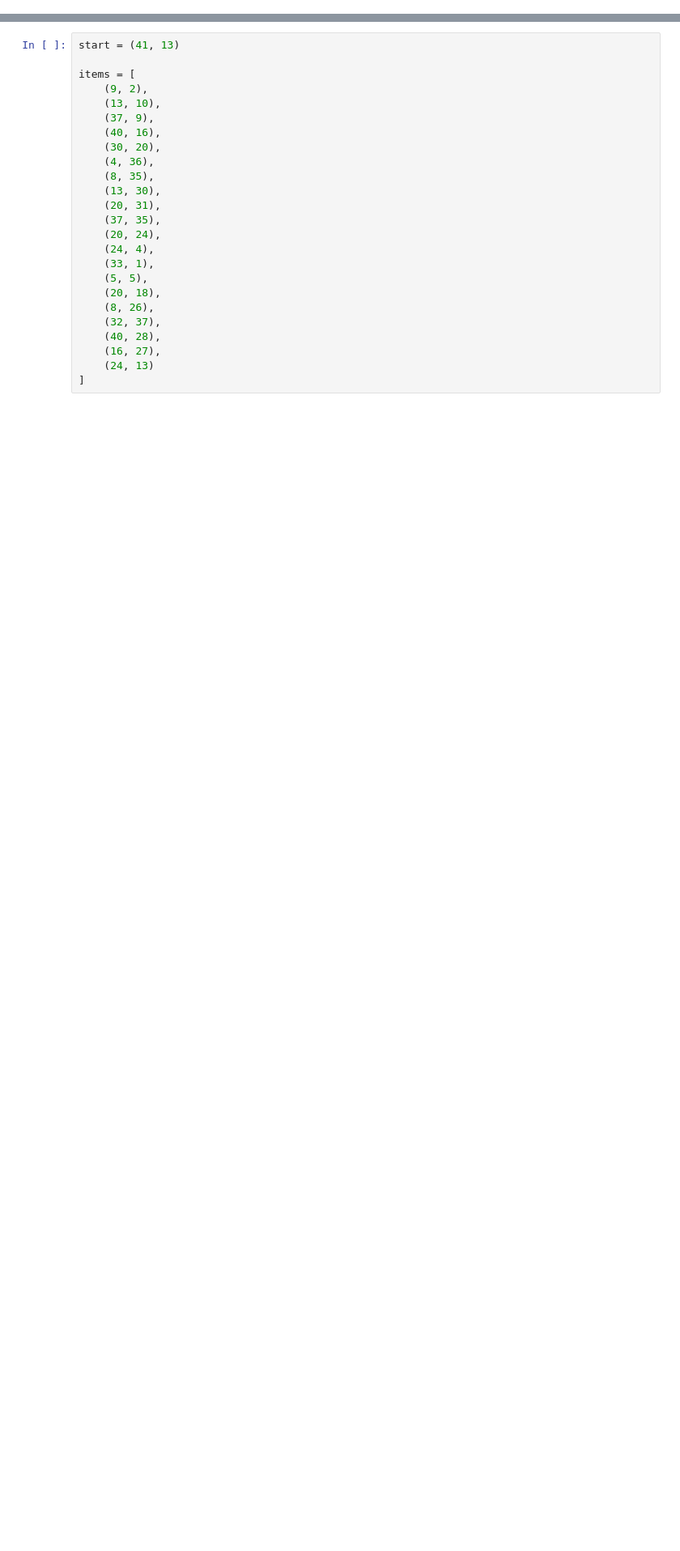
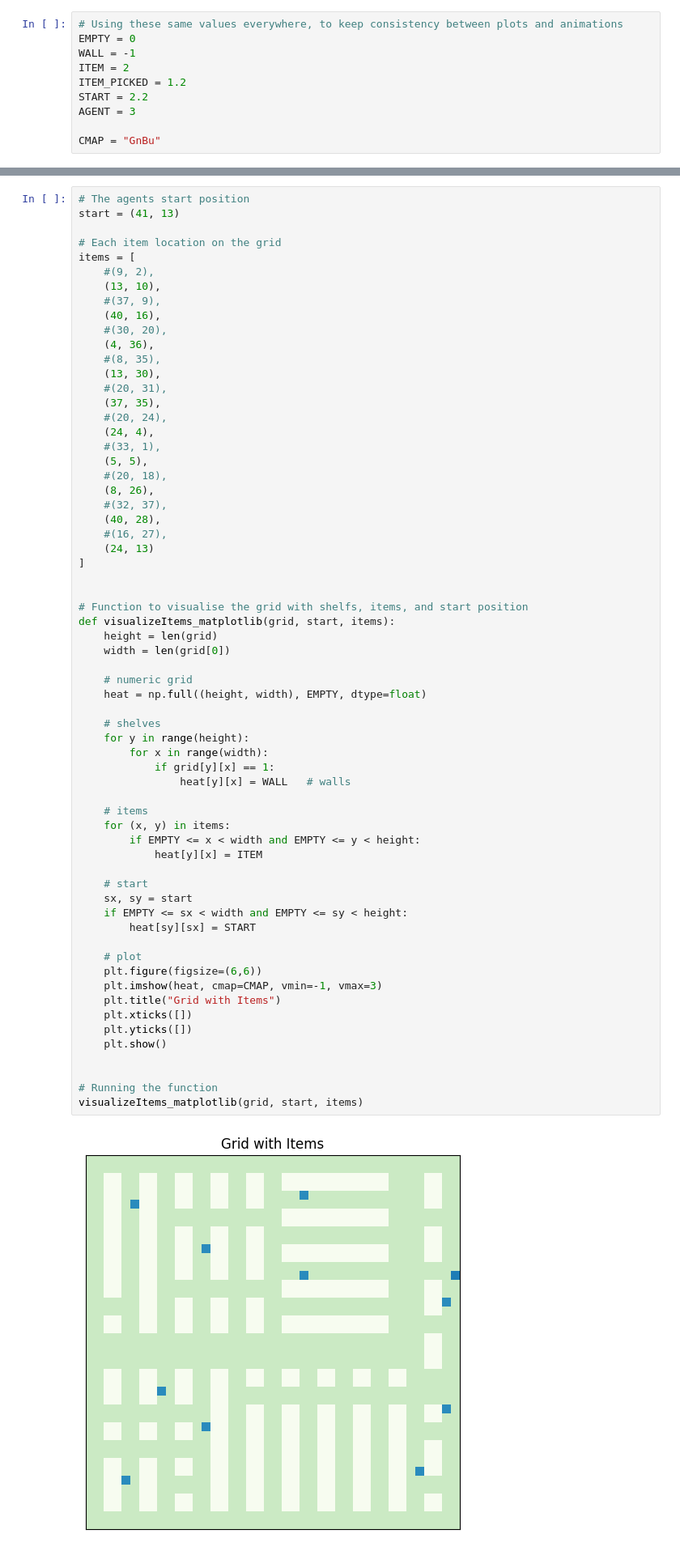
Before and after one commit to Otterly-Cute/AIProgrammingMiniProject, a Jupyter notebook: GA_And_AStar.ipynb, the cells around one changed output, grey strips where cells are left out. Shown at 81% size. Saved outputs shown, nothing was run; the diff lists cells and outputs as text; blank space fills up the shorter version.

```diff
--- a/GA_And_AStar.ipynb
+++ b/GA_And_AStar.ipynb
@@ -0,0 +10,10 @@
+# %%
+# Using these same values everywhere, to keep consistency between plots and animations
+EMPTY = 0
+WALL = -1
+ITEM = 2
+ITEM_PICKED = 1.2
+START = 2.2
+AGENT = 3
+
+CMAP = "GnBu"
@@ -87,25 +122,66 @@ print_grid(grid)
 # %%
+# The agents start position
 start = (41, 13)
 
+# Each item location on the grid
 items = [
-    (9, 2),
+    #(9, 2),
     (13, 10),
-    (37, 9),
+    #(37, 9),
     (40, 16),
-    (30, 20),
+    #(30, 20),
     (4, 36),
-    (8, 35),
+    #(8, 35),
     (13, 30),
-    (20, 31),
+    #(20, 31),
     (37, 35),
-    (20, 24),
+    #(20, 24),
     (24, 4),
-    (33, 1),
+    #(33, 1),
     (5, 5),
-    (20, 18),
+    #(20, 18),
     (8, 26),
-    (32, 37),
+    #(32, 37),
     (40, 28),
-    (16, 27),
+    #(16, 27),
     (24, 13)
 ]
+
+
+# Function to visualise the grid with shelfs, items, and start position
+def visualizeItems_matplotlib(grid, start, items):
+    height = len(grid)
+    width = len(grid[0])
+
+    # numeric grid
+    heat = np.full((height, width), EMPTY, dtype=float)
+
+    # shelves
+    for y in range(height):
+        for x in range(width):
+            if grid[y][x] == 1:
+                heat[y][x] = WALL   # walls
+
+    # items
+    for (x, y) in items:
+        if EMPTY <= x < width and EMPTY <= y < height:
+            heat[y][x] = ITEM
+
+    # start
+    sx, sy = start
+    if EMPTY <= sx < width and EMPTY <= sy < height:
+        heat[sy][sx] = START
+
+    # plot
+    plt.figure(figsize=(6,6))
+    plt.imshow(heat, cmap=CMAP, vmin=-1, vmax=3)
+    plt.title("Grid with Items")
+    plt.xticks([])
+    plt.yticks([])
+    plt.show()
+
+
+# Running the function
+visualizeItems_matplotlib(grid, start, items)
+# %% [output]
+[figure, added]
```
Also changed, not shown: parts of 32 cells of this notebook.
